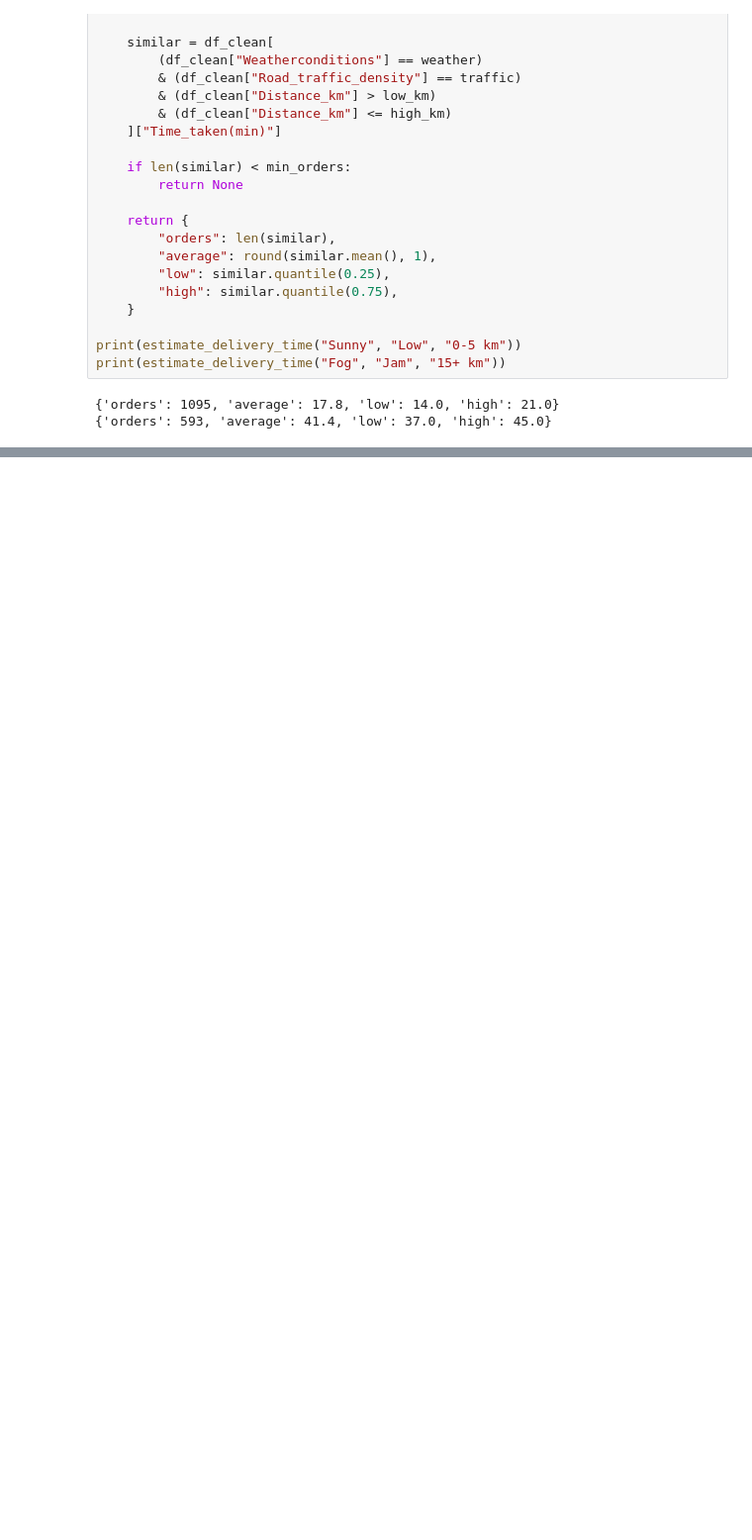
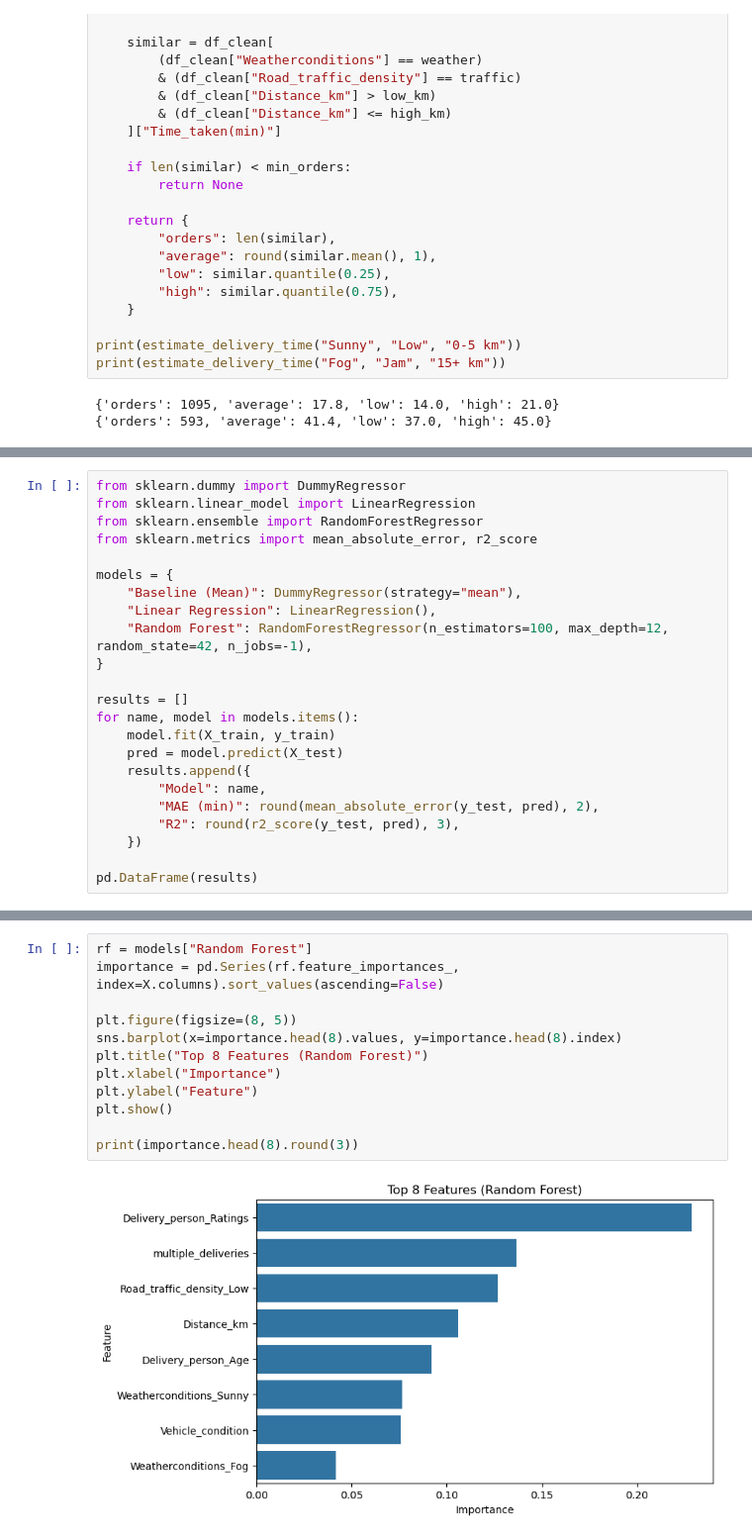
Before and after one commit to Manar-Mohammed8/delivery-time-prediction, a Jupyter notebook: notebook.ipynb, the cells around one changed output, grey strips where cells are left out. Shown at 99% size. Drawn from its saved outputs; the diff is of its cells as text; blank space fills up the shorter version.

```diff
--- a/notebook.ipynb
+++ b/notebook.ipynb
@@ -1003,0 +1035,23 @@ print(estimate_delivery_time("Fog", "Jam", "15+ km"))
+# %%
+from sklearn.dummy import DummyRegressor
+from sklearn.linear_model import LinearRegression
+from sklearn.ensemble import RandomForestRegressor
+from sklearn.metrics import mean_absolute_error, r2_score
+
+models = {
+    "Baseline (Mean)": DummyRegressor(strategy="mean"),
+    "Linear Regression": LinearRegression(),
+    "Random Forest": RandomForestRegressor(n_estimators=100, max_depth=12, random_state=42, n_jobs=-1),
+}
+
+results = []
+for name, model in models.items():
+    model.fit(X_train, y_train)
+    pred = model.predict(X_test)
+    results.append({
+        "Model": name,
+        "MAE (min)": round(mean_absolute_error(y_test, pred), 2),
+        "R2": round(r2_score(y_test, pred), 3),
+    })
+
+pd.DataFrame(results)
@@ -1003,0 +1070,14 @@ print(estimate_delivery_time("Fog", "Jam", "15+ km"))
+# %%
+rf = models["Random Forest"]
+importance = pd.Series(rf.feature_importances_, index=X.columns).sort_values(ascending=False)
+
+plt.figure(figsize=(8, 5))
+sns.barplot(x=importance.head(8).values, y=importance.head(8).index)
+plt.title("Top 8 Features (Random Forest)")
+plt.xlabel("Importance")
+plt.ylabel("Feature")
+plt.show()
+
+print(importance.head(8).round(3))
+# %% [output]
+[figure, added]
```
Also changed, not shown: parts of 25 cells of this notebook, 1 other file.
